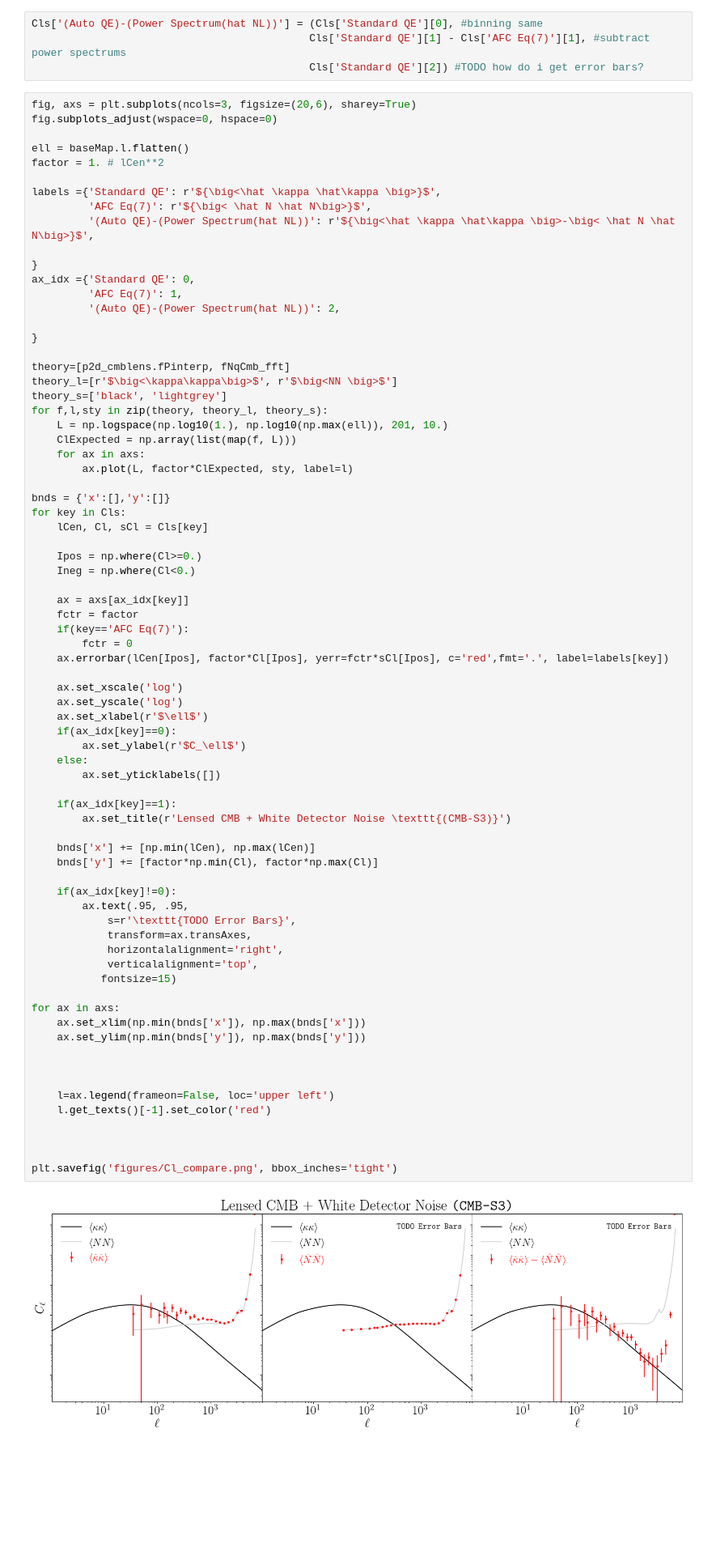
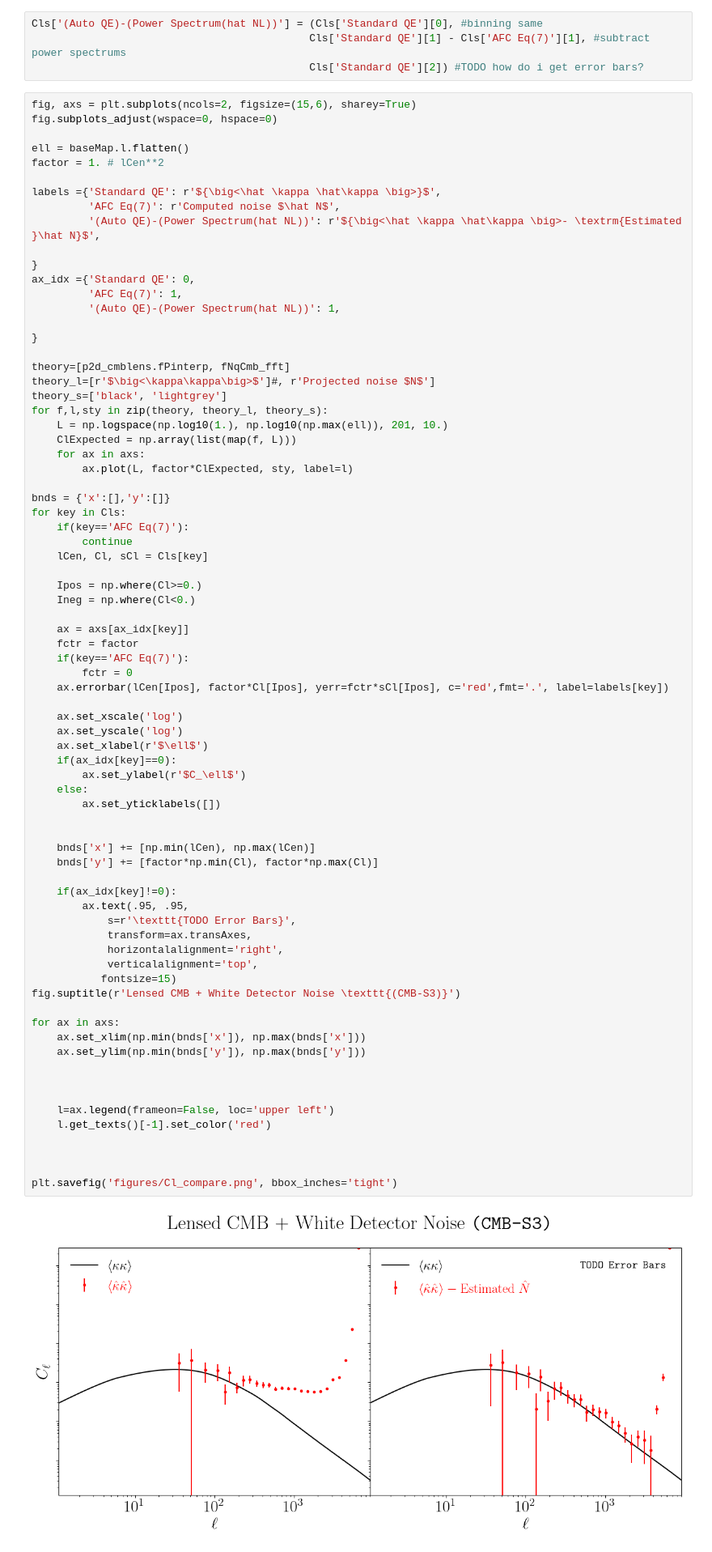
Before and after one commit to EmmanuelSchaan/LensQuEst, a Jupyter notebook: dev/scratch.ipynb, the cells around one changed output. Shown at 81% size. Saved outputs shown, nothing was run; the diff lists cells and outputs as text; blank space fills up the shorter version.

```diff
--- a/dev/scratch.ipynb
+++ b/dev/scratch.ipynb
@@ -166,25 +166,25 @@ Cls['(Auto QE)-(Power Spectrum(hat NL))'] = (Cls['Standard QE'][0], #binning sam
                                             Cls['Standard QE'][1] - Cls['AFC Eq(7)'][1], #subtract power spectrums
                                             Cls['Standard QE'][2]) #TODO how do i get error bars?
 # %%
-fig, axs = plt.subplots(ncols=3, figsize=(20,6), sharey=True)
+fig, axs = plt.subplots(ncols=2, figsize=(15,6), sharey=True)
 fig.subplots_adjust(wspace=0, hspace=0)
 
 ell = baseMap.l.flatten()
 factor = 1. # lCen**2
 
 labels ={'Standard QE': r'${\big<\hat \kappa \hat\kappa \big>}$',
-         'AFC Eq(7)': r'${\big< \hat N \hat N\big>}$',
-         '(Auto QE)-(Power Spectrum(hat NL))': r'${\big<\hat \kappa \hat\kappa \big>-\big< \hat N \hat N\big>}$',
+         'AFC Eq(7)': r'Computed noise $\hat N$',
+         '(Auto QE)-(Power Spectrum(hat NL))': r'${\big<\hat \kappa \hat\kappa \big>- \textrm{Estimated }\hat N}$',
 
 }
 ax_idx ={'Standard QE': 0,
          'AFC Eq(7)': 1,
-         '(Auto QE)-(Power Spectrum(hat NL))': 2,
+         '(Auto QE)-(Power Spectrum(hat NL))': 1,
 
 }
 
 theory=[p2d_cmblens.fPinterp, fNqCmb_fft]
-theory_l=[r'$\big<\kappa\kappa\big>$', r'$\big<NN \big>$']
+theory_l=[r'$\big<\kappa\kappa\big>$']#, r'Projected noise $N$']
 theory_s=['black', 'lightgrey']
 for f,l,sty in zip(theory, theory_l, theory_s):
     L = np.logspace(np.log10(1.), np.log10(np.max(ell)), 201, 10.)
@@ -194,6 +194,8 @@ for f,l,sty in zip(theory, theory_l, theory_s):
 
 bnds = {'x':[],'y':[]}
 for key in Cls:
+    if(key=='AFC Eq(7)'):
+        continue
     lCen, Cl, sCl = Cls[key]
 
     Ipos = np.where(Cl>=0.)
@@ -211,33 +213,32 @@ for key in Cls:
     if(ax_idx[key]==0):
         ax.set_ylabel(r'$C_\ell$')
     else:
         ax.set_yticklabels([])
 
-    if(ax_idx[key]==1):
-        ax.set_title(r'Lensed CMB + White Detector Noise \texttt{(CMB-S3)}')
 
     bnds['x'] += [np.min(lCen), np.max(lCen)]
     bnds['y'] += [factor*np.min(Cl), factor*np.max(Cl)]
 
     if(ax_idx[key]!=0):
         ax.text(.95, .95,
             s=r'\texttt{TODO Error Bars}',
             transform=ax.transAxes,
             horizontalalignment='right',
             verticalalignment='top',
            fontsize=15)
+fig.suptitle(r'Lensed CMB + White Detector Noise \texttt{(CMB-S3)}')
 
 for ax in axs:
     ax.set_xlim(np.min(bnds['x']), np.max(bnds['x']))
     ax.set_ylim(np.min(bnds['y']), np.max(bnds['y']))
 
 
 
     l=ax.legend(frameon=False, loc='upper left')
     l.get_texts()[-1].set_color('red')
 
 
 
 plt.savefig('figures/Cl_compare.png', bbox_inches='tight')
 # %% [output]
-[figure, old version]
+[figure, new version]
```
Also changed, not shown: parts of 5 cells of this notebook, 2 other files.
